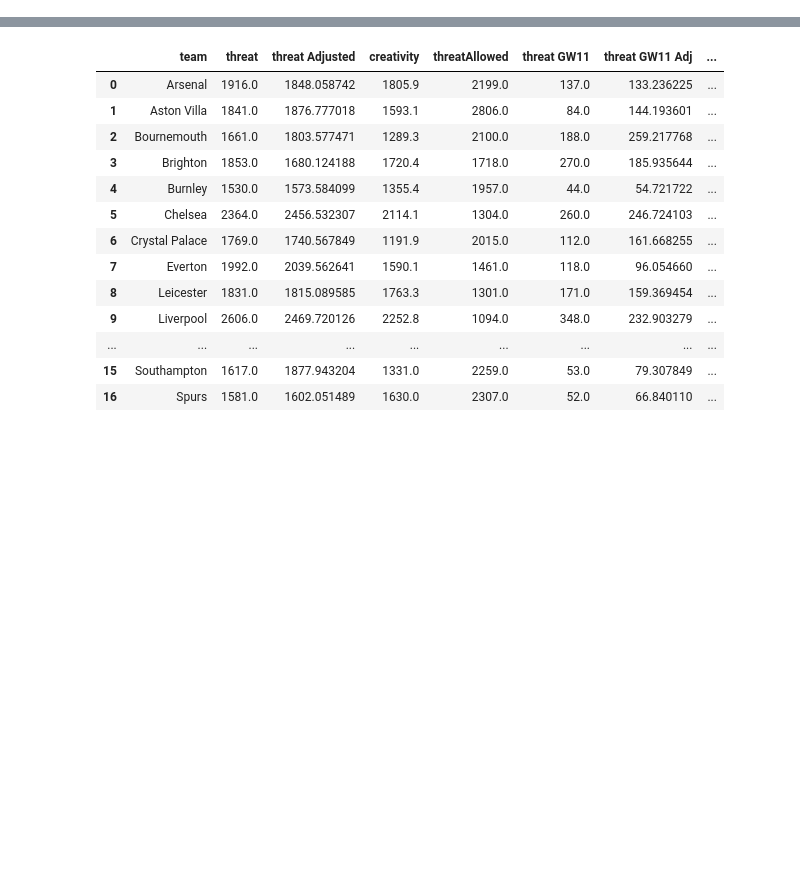
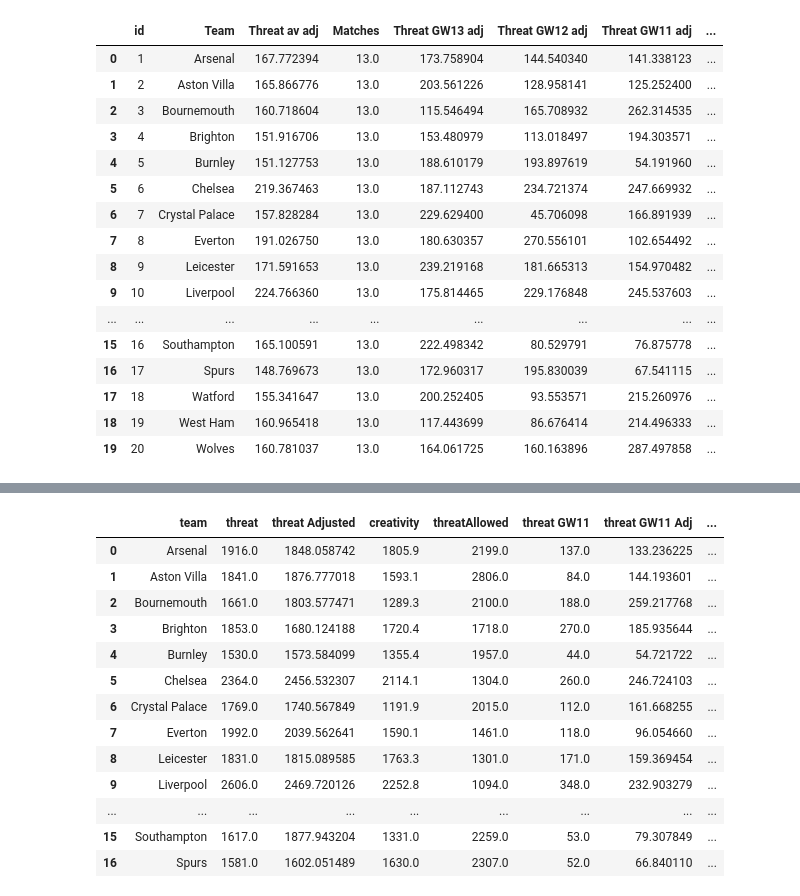
Before and after one commit to sminata/tikeve.github.io, a Jupyter notebook: brr.ipynb, the cells around one changed output, grey strips where cells are left out. Saved outputs shown, nothing was run; the diff lists cells and outputs as text; code cells hidden in the pictures; blank space fills up the shorter version.

```diff
--- a/brr.ipynb
+++ b/brr.ipynb
@@ -224 +231,98 @@ TableTeamsToWrite
 20 rows × 32 columns
+# %%
+TableTeams = pd.DataFrame(list(teams.keys()), columns = ['id'])
+TableTeams['team'] = pd.DataFrame(list(teams.values()))
+
+TableTeams['threat'] = [Gameweeks[Gameweeks['team']==i]['threat'].sum() for i in range(1,team_number+1)]
+TableTeams['threat Adjusted'] = np.zeros(len(TableTeams))
+#TableTeams['Matches'] = np.zeros(len(TableTeams))
+TableTeams['creativity'] = [Gameweeks[Gameweeks['team']==i]['creativity'].sum() for i in range(1,team_number+1)]
+TableTeams['threatAllowed'] = [Gameweeks[Gameweeks['teamAgainst']==i]['threat'].sum() for i in range(1,team_number+1)]
+
+#Creating  a table with average threat and GW threats for teams
+
+TeamThreat = pd.DataFrame(list(teams.keys()), columns = ['id'])
+TeamThreat['Team'] = pd.DataFrame(list(teams.values()))
+TeamThreat['Threat av'] = np.zeros(len(TeamThreat))
+TeamThreat['Matches'] = np.zeros(len(TeamThreat))
+
+for j in range(lastGW,0,-1):
+    TeamThreat['Threat GW'+str(j)] = [Gameweeks[(Gameweeks['team']==i)&(Gameweeks['gameweek']==j)]['threat'].sum() \
+                                      for i in range(1,team_number+1)]
+    TeamThreat['Matches'] = TeamThreat['Matches'] + (TeamThreat['Threat GW'+str(j)] != np.zeros(len(TeamThreat)))
+
+
+TeamThreat['Threat av'] = [Gameweeks[Gameweeks['team']==i]['threat'].sum() for i in range(1,team_number+1)] \
+    /noZ(TeamThreat['Matches'])
+
+#Creating  a table with average creativity and GW creativities for teams
+
+TeamCreativity = pd.DataFrame(list(teams.keys()), columns = ['id'])
+TeamCreativity['Team'] = pd.DataFrame(list(teams.values()))
+TeamCreativity['Creativity av'] = np.zeros(len(TeamCreativity))
+TeamCreativity['Matches'] = np.zeros(len(TeamCreativity))
+
+for j in range(lastGW,0,-1):
+    TeamCreativity['Creativity GW'+str(j)] = [Gameweeks[(Gameweeks['team']==i)&(Gameweeks['gameweek']==j)] \
+            ['creativity'].sum() for i in range(1,team_number+1)]
+    TeamCreativity['Matches'] = TeamCreativity['Matches'] + \
+            (TeamCreativity['Creativity GW'+str(j)] != np.zeros(len(TeamCreativity)))
+
+
+TeamCreativity['Creativity av'] = [Gameweeks[Gameweeks['team']==i]['creativity'].sum() for i in range(1,team_number+1)] \
+        /noZ(TeamCreativity['Matches'])
+
+#Creating  a table with average threat allowed by teams and GW threat allowed
+
+TableDefence = pd.DataFrame(list(teams.keys()), columns = ['id'])
+TableDefence['Team'] = pd.DataFrame(list(teams.values()))
+TableDefence['Threat allowed av'] = np.zeros(len(TableDefence))
+TableDefence['Matches'] = np.zeros(len(TableDefence))
+
+for j in range(lastGW,0,-1):
+    TableDefence['Threat allowed GW'+str(j)] = [Gameweeks[(Gameweeks['teamAgainst']==i)&(Gameweeks['gameweek']==j)] \
+            ['threat'].sum() for i in range(1,team_number+1)]
+    TableDefence['Matches'] = TableDefence['Matches'] + \
+            (TableDefence['Threat allowed GW'+str(j)] != np.zeros(len(TableDefence)))
+
+TableDefence['Threat allowed av'] = [Gameweeks[Gameweeks['teamAgainst']==i]['threat'].sum() for i in range(1,team_number+1)] \
+        /noZ(TableDefence['Matches'])
+
+threatAllowedAv = TableDefence['Threat allowed av'].mean()
+
+#Creating  a table with average adjusted threat and GW threats adj for teams
+
+TeamThreatAd = pd.DataFrame(list(teams.keys()), columns = ['id'])
+TeamThreatAd['Team'] = pd.DataFrame(list(teams.values()))
+TeamThreatAd['Threat av adj'] = np.zeros(len(TeamThreatAd))
+TeamThreatAd['Matches'] = np.zeros(len(TeamThreatAd))
+
+for j in range(lastGW,0,-1):
+    TeamThreatAd['Threat GW'+str(j)+' adj'] = [TeamThreat.at[i-1,'Threat GW'+str(j)]*threatAllowedAv/ \
+                TableDefence.at[int(Gameweeks[(Gameweeks['team']==i)&(Gameweeks['gameweek']==j)]['teamAgainst'].mean()-1), \
+                'Threat allowed av'] \
+                                             for i in range(1,team_number+1)]
+    TeamThreatAd['Matches'] = TeamThreatAd['Matches'] + (TeamThreatAd['Threat GW'+str(j)+' adj'] != np.zeros(len(TeamThreat)))
+    TeamThreatAd['Threat av adj'] = TeamThreatAd['Threat av adj']  + TeamThreatAd['Threat GW'+str(j)+' adj']
+
+TeamThreatAd['Threat av adj'] = TeamThreatAd['Threat av adj']/noZ(TeamThreatAd['Matches'])
+
+TeamThreatAd
+# %% [output]
+|  | id | Team | Threat av adj | Matches | Threat GW13 adj | Threat GW12 adj | Threat GW11 adj | ... |
+| 0 | 1 | Arsenal | 167.772394 | 13.0 | 173.758904 | 144.540340 | 141.338123 | ... |
+| 1 | 2 | Aston Villa | 165.866776 | 13.0 | 203.561226 | 128.958141 | 125.252400 | ... |
+| 2 | 3 | Bournemouth | 160.718604 | 13.0 | 115.546494 | 165.708932 | 262.314535 | ... |
+| 3 | 4 | Brighton | 151.916706 | 13.0 | 153.480979 | 113.018497 | 194.303571 | ... |
+| 4 | 5 | Burnley | 151.127753 | 13.0 | 188.610179 | 193.897619 | 54.191960 | ... |
+| 5 | 6 | Chelsea | 219.367463 | 13.0 | 187.112743 | 234.721374 | 247.669932 | ... |
+| 6 | 7 | Crystal Palace | 157.828284 | 13.0 | 229.629400 | 45.706098 | 166.891939 | ... |
+| 7 | 8 | Everton | 191.026750 | 13.0 | 180.630357 | 270.556101 | 102.654492 | ... |
+| 8 | 9 | Leicester | 171.591653 | 13.0 | 239.219168 | 181.665313 | 154.970482 | ... |
+| 9 | 10 | Liverpool | 224.766360 | 13.0 | 175.814465 | 229.176848 | 245.537603 | ... |
+| ... | ... | ... | ... | ... | ... | ... | ... | ... |
+| 15 | 16 | Southampton | 165.100591 | 13.0 | 222.498342 | 80.529791 | 76.875778 | ... |
+| 16 | 17 | Spurs | 148.769673 | 13.0 | 172.960317 | 195.830039 | 67.541115 | ... |
+| 17 | 18 | Watford | 155.341647 | 13.0 | 200.252405 | 93.553571 | 215.260976 | ... |
+| 18 | 19 | West Ham | 160.965418 | 13.0 | 117.443699 | 86.676414 | 214.496333 | ... |
+| 19 | 20 | Wolves | 160.781037 | 13.0 | 164.061725 | 160.163896 | 287.497858 | ... |
```
Also changed, not shown: parts of 3 cells of this notebook, 5 other files.
